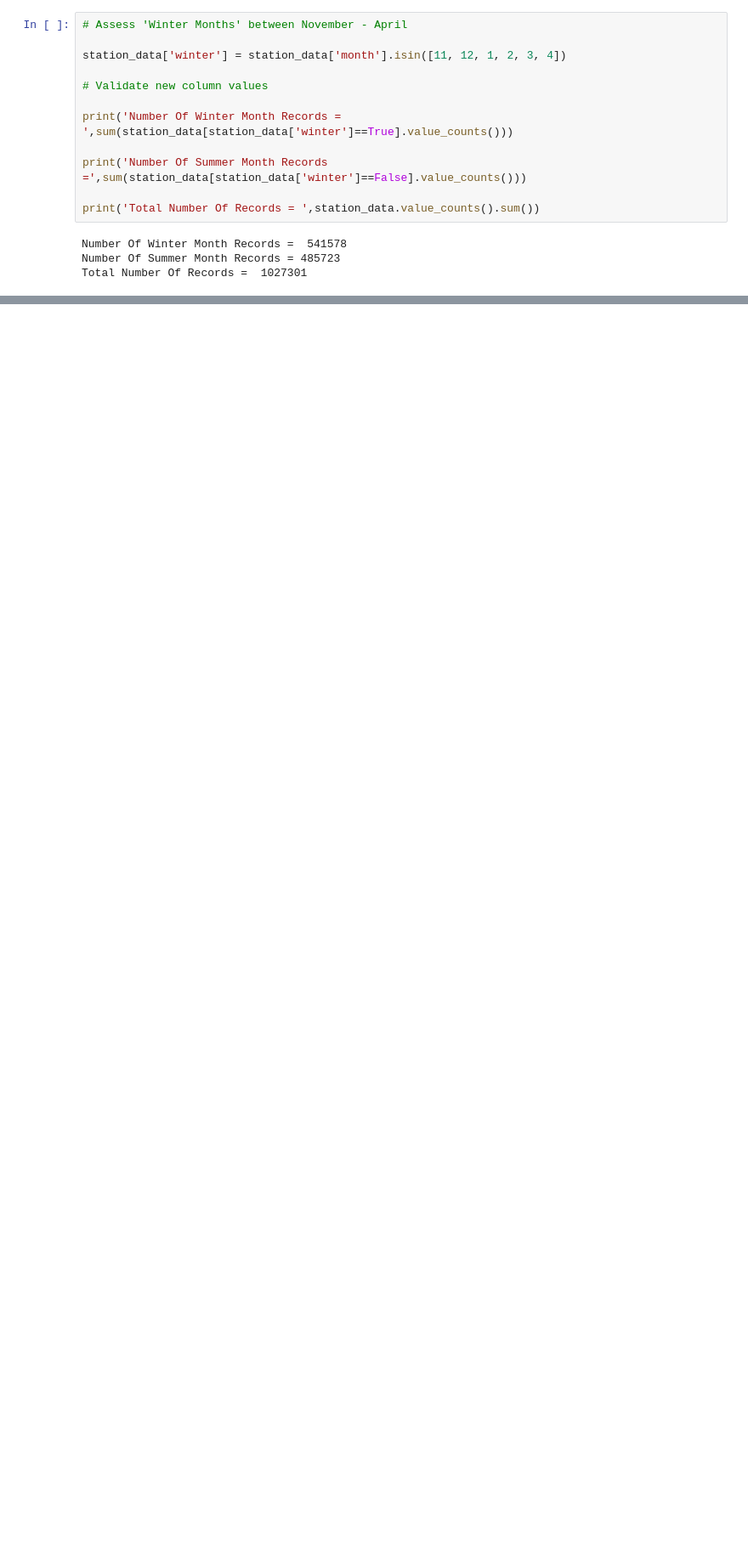
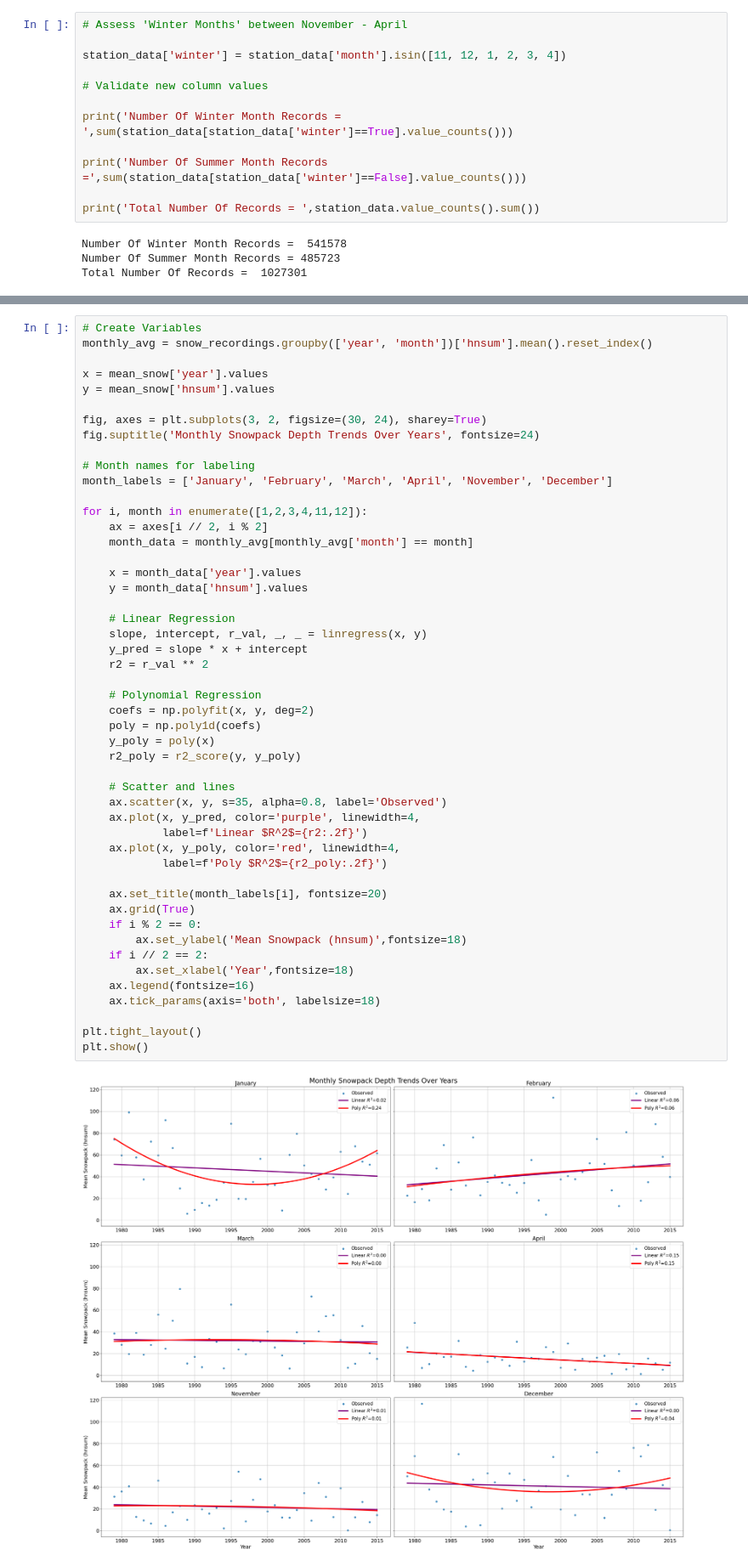
Before and after one commit to Mitch-P-Analyst/Europe_Snowpack_Depths, a Jupyter notebook: Part_2_EDA.ipynb, the cells around one changed output, grey strips where cells are left out. Shown at 85% size. Cells and saved outputs as stored; diff of their text form; blank space fills up the shorter version.

```diff
--- a/Part_2_EDA.ipynb
+++ b/Part_2_EDA.ipynb
@@ -158,0 +227,51 @@ ValueError: The truth value of a Series is ambiguous. Use a.empty, a.bool(), a.i
+# %%
+# Create Variables
+monthly_avg = snow_recordings.groupby(['year', 'month'])['hnsum'].mean().reset_index()
+
+x = mean_snow['year'].values
+y = mean_snow['hnsum'].values
+
+fig, axes = plt.subplots(3, 2, figsize=(30, 24), sharey=True)
+fig.suptitle('Monthly Snowpack Depth Trends Over Years', fontsize=24)
+
+# Month names for labeling
+month_labels = ['January', 'February', 'March', 'April', 'November', 'December']
+
+for i, month in enumerate([1,2,3,4,11,12]):
+    ax = axes[i // 2, i % 2]
+    month_data = monthly_avg[monthly_avg['month'] == month]
+
+    x = month_data['year'].values
+    y = month_data['hnsum'].values
+
+    # Linear Regression
+    slope, intercept, r_val, _, _ = linregress(x, y)
+    y_pred = slope * x + intercept
+    r2 = r_val ** 2
+
+    # Polynomial Regression
+    coefs = np.polyfit(x, y, deg=2)
+    poly = np.poly1d(coefs)
+    y_poly = poly(x)
+    r2_poly = r2_score(y, y_poly)
+
+    # Scatter and lines
+    ax.scatter(x, y, s=35, alpha=0.8, label='Observed')
+    ax.plot(x, y_pred, color='purple', linewidth=4,
+            label=f'Linear $R^2$={r2:.2f}')
+    ax.plot(x, y_poly, color='red', linewidth=4,
+            label=f'Poly $R^2$={r2_poly:.2f}')
+
+    ax.set_title(month_labels[i], fontsize=20)
+    ax.grid(True)
+    if i % 2 == 0:
+        ax.set_ylabel('Mean Snowpack (hnsum)',fontsize=18)
+    if i // 2 == 2:
+        ax.set_xlabel('Year',fontsize=18)
+    ax.legend(fontsize=16)
+    ax.tick_params(axis='both', labelsize=18)
+
+plt.tight_layout()
+plt.show()
+# %% [output]
+[figure, added]
```
Also changed, not shown: parts of 14 cells of this notebook.
